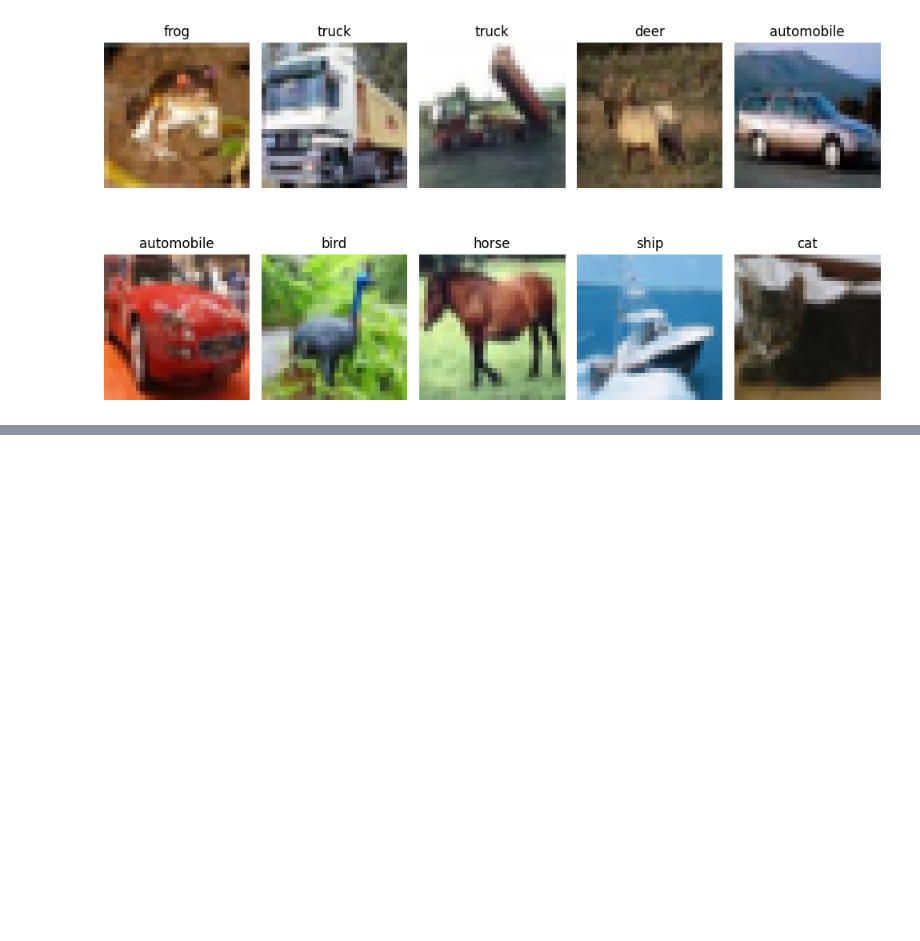
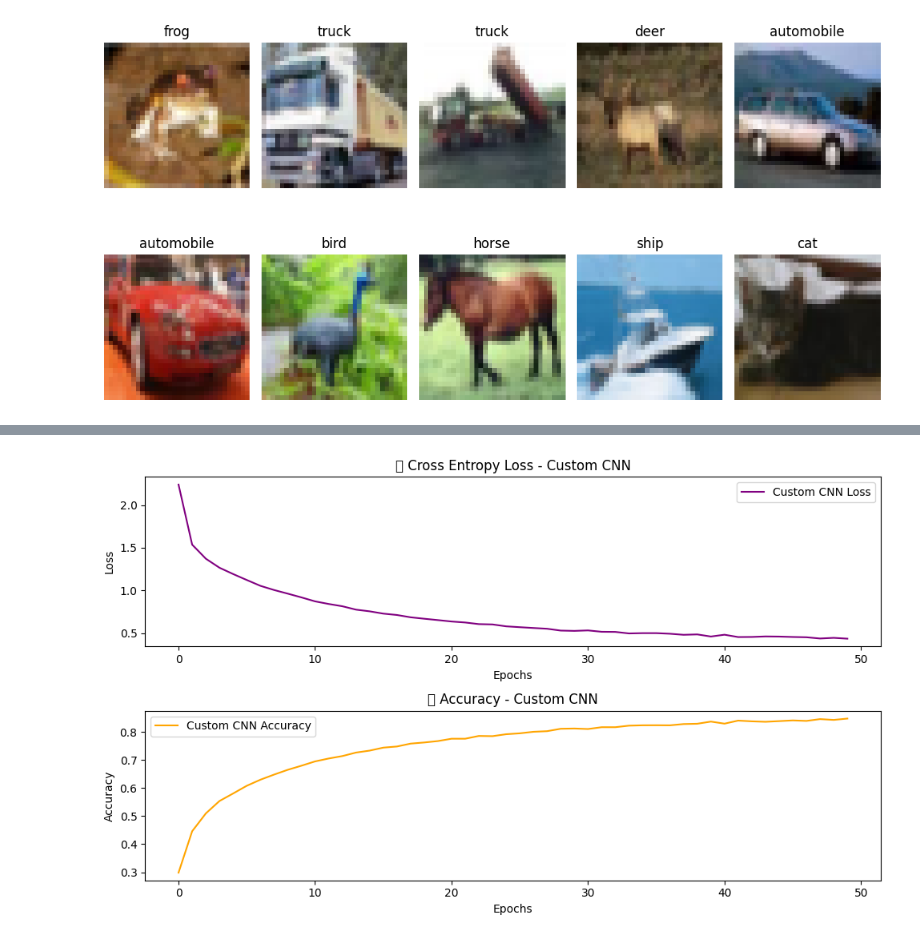
Before and after one commit to happyemanaloto/Project2-G2, a Jupyter notebook: Project2_G2.ipynb, the cells around one changed output, grey strips where cells are left out. Saved outputs shown, nothing was run; the diff lists cells and outputs as text; code cells hidden in the pictures; blank space fills up the shorter version.

```diff
--- a/Project2_G2.ipynb
+++ b/Project2_G2.ipynb
@@ -96,3 +96,26 @@ Epoch 10/10
+# %%
+# 📊 Visualization for Custom CNN
+
+plt.figure(figsize=(10, 6))
+
+plt.subplot(2, 1, 1)
+plt.plot(history_custom_cnn.history['loss'], label='Custom CNN Loss', color='purple')
+plt.title("📉 Cross Entropy Loss - Custom CNN")
+plt.xlabel("Epochs")
+plt.ylabel("Loss")
+plt.legend()
+
+plt.subplot(2, 1, 2)
+plt.plot(history_custom_cnn.history['accuracy'], label='Custom CNN Accuracy', color='orange')
+plt.title("📈 Accuracy - Custom CNN")
+plt.xlabel("Epochs")
+plt.ylabel("Accuracy")
+plt.legend()
+
+plt.tight_layout()
+plt.show()
+# %% [output]
+[figure, added]
 # %%
 from tensorflow.keras.applications import MobileNetV2
 from tensorflow.keras.models import Model
```
Also changed, not shown: parts of 13 cells of this notebook.
